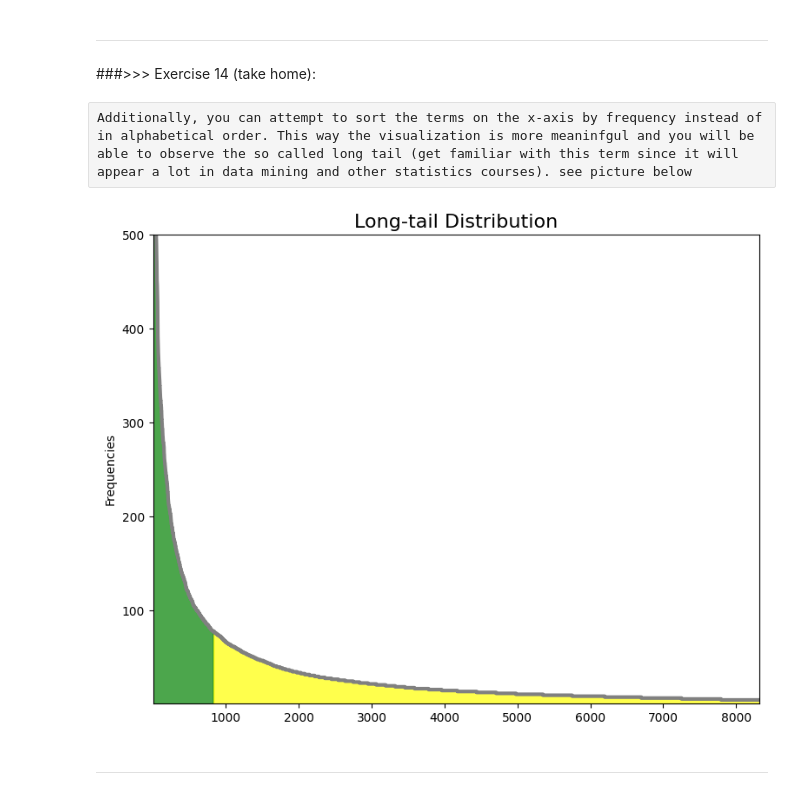
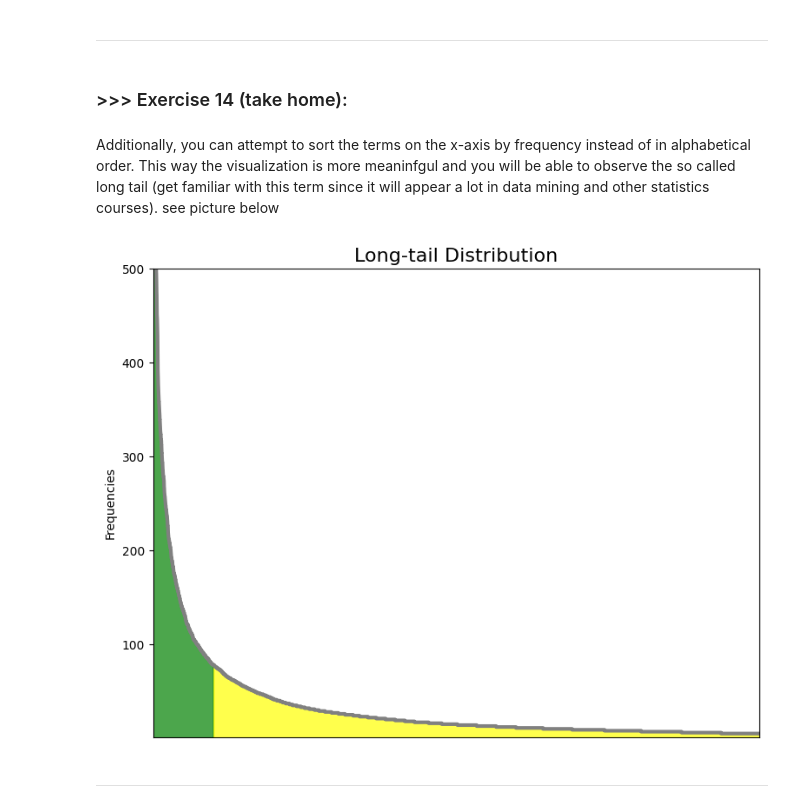
Before and after one commit to Bonnie-go-get/DM2025-Lab1-Exercise, a Jupyter notebook: DM2025-Lab1-Master.ipynb, the cells around one changed output. Saved outputs shown, nothing was run; the diff lists cells and outputs as text; code cells hidden in the pictures.

```diff
--- a/DM2025-Lab1-Master.ipynb
+++ b/DM2025-Lab1-Master.ipynb
@@ -1348,39 +1353,38 @@ fig.show()
 # %% [markdown]
 ---
 # %% [markdown]
-###>>> Exercise 14 (take home):
+### >>> Exercise 14 (take home):
-# %% [raw]
-Additionally, you can attempt to sort the terms on the x-axis by frequency instead of in alphabetical order. This way the visualization is more meaninfgul and you will be able to observe the so called long tail (get familiar with this term since it will appear a lot in data mining and other statistics courses). see picture below
+# %% [markdown]
+Additionally, you can attempt to sort the terms on the x-axis by frequency instead of in alphabetical order. This way the visualization is more meaninfgul and you will be able to observe the so called long tail (get familiar with this term since it will appear a lot in data mining and other statistics courses). see picture below
 # %%
 terms_e13 = count_vect_remove_e13.get_feature_names_out()
 sorted_idx = np.argsort(-term_frequencies_e13)  # descending order
 terms_sorted = terms_e13[sorted_idx]
 freqs = term_frequencies_e13[sorted_idx]
 
-x = np.arange(len(freqs))
-
-# Smooth the line using log values
+x = terms_e13
 y = freqs
 
 plt.figure(figsize=(9,7))
 
 # Plot the smoothed long-tail curve
 plt.plot(x, y, color='gray', linewidth=3)
 
 # Fill the head region (first 10% of terms)
 head_cutoff = int(len(x)*0.1)
 plt.fill_between(x[:head_cutoff], y[:head_cutoff], color='green', alpha = 0.7)
 
 # Fill the tail region (remaining 90% of terms)
 plt.fill_between(x[head_cutoff:], y[head_cutoff:], color='yellow', alpha = 0.7)
 
 plt.xlim(1, len(freqs))
 plt.ylim(1, 500)
 plt.ylabel('Frequencies')
 plt.title("Long-tail Distribution", fontsize=16)
+plt.xticks([])
 plt.show()
 # %% [output]
-[figure, old version]
+[figure, new version]
 # %% [markdown]
 ---
 # %% [markdown]
```
Also changed, not shown: parts of 10 cells of this notebook, 1 other file.
